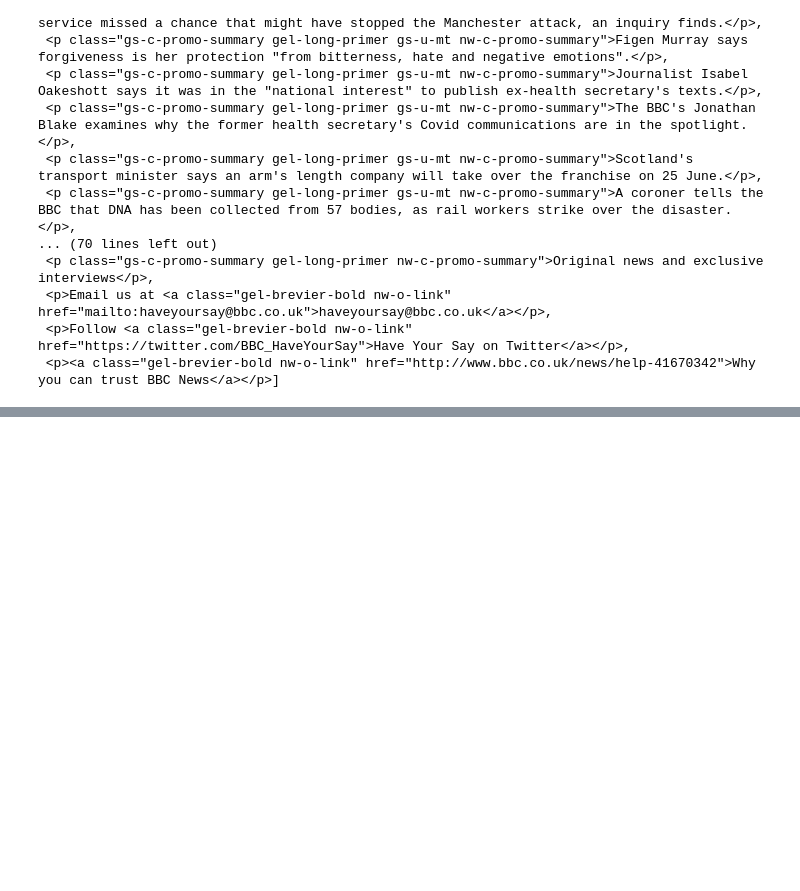
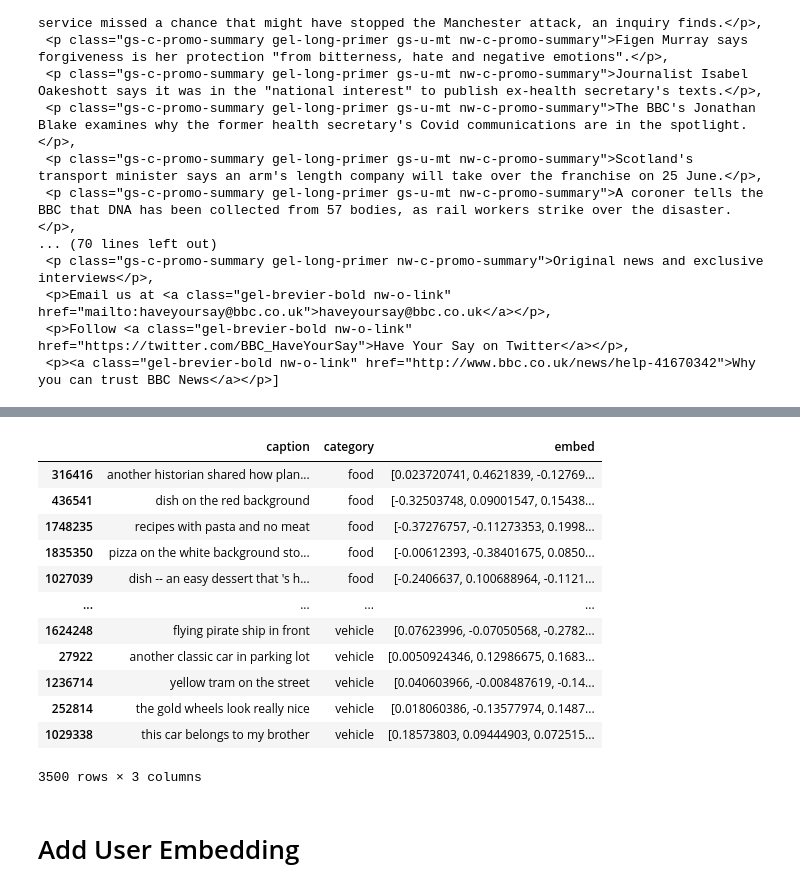
Before and after one commit to kitsamho/clip_app, a Jupyter notebook: research.ipynb, the cells around one changed output, grey strips where cells are left out. Cells and saved outputs as stored; diff of their text form; code cells hidden in the pictures; blank space fills up the shorter version.

```diff
--- a/research.ipynb
+++ b/research.ipynb
@@ -238,0 +267,8 @@ soup_news.find_all("p")
+# %%
+df['embed'] = df[0].apply(lambda x: _calculate_text_features([x]))
+# %%
+df['embed'] = df['embed'].apply(lambda x: x[0])
+# %%
+df.columns = ['caption','category','embed']
+# %%
+df = df.iloc[:7000]
@@ -238,0 +277,16 @@ soup_news.find_all("p")
+# %%
+df
+# %% [output]
+|  | caption | category | embed |
+| 316416 | another historian shared how plan... | food | [0.023720741, 0.4621839, -0.12769... |
+| 436541 | dish on the red background | food | [-0.32503748, 0.09001547, 0.15438... |
+| 1748235 | recipes with pasta and no meat | food | [-0.37276757, -0.11273353, 0.1998... |
+| 1835350 | pizza on the white background sto... | food | [-0.00612393, -0.38401675, 0.0850... |
+| 1027039 | dish -- an easy dessert that 's h... | food | [-0.2406637, 0.100688964, -0.1121... |
+| ... | ... | ... | ... |
+| 1624248 | flying pirate ship in front | vehicle | [0.07623996, -0.07050568, -0.2782... |
+| 27922 | another classic car in parking lot | vehicle | [0.0050924346, 0.12986675, 0.1683... |
+| 1236714 | yellow tram on the street | vehicle | [0.040603966, -0.008487619, -0.14... |
+| 252814 | the gold wheels look really nice | vehicle | [0.018060386, -0.13577974, 0.1487... |
+| 1029338 | this car belongs to my brother | vehicle | [0.18573803, 0.09444903, 0.072515... |
+3500 rows × 3 columns
@@ -238,0 +297,2 @@ soup_news.find_all("p")
+# %% [markdown]
+# Add User Embedding
```
Also changed, not shown: parts of 28 cells of this notebook, 1 other file.
